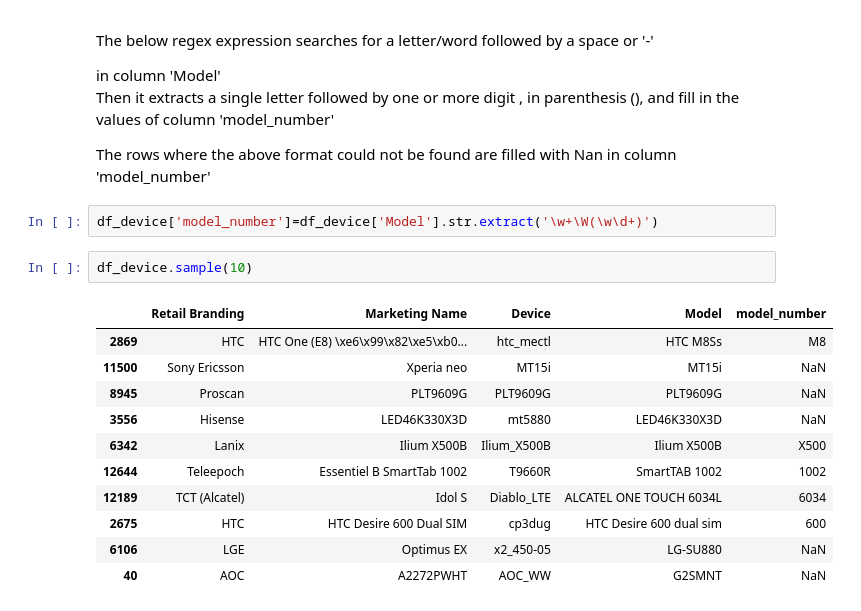
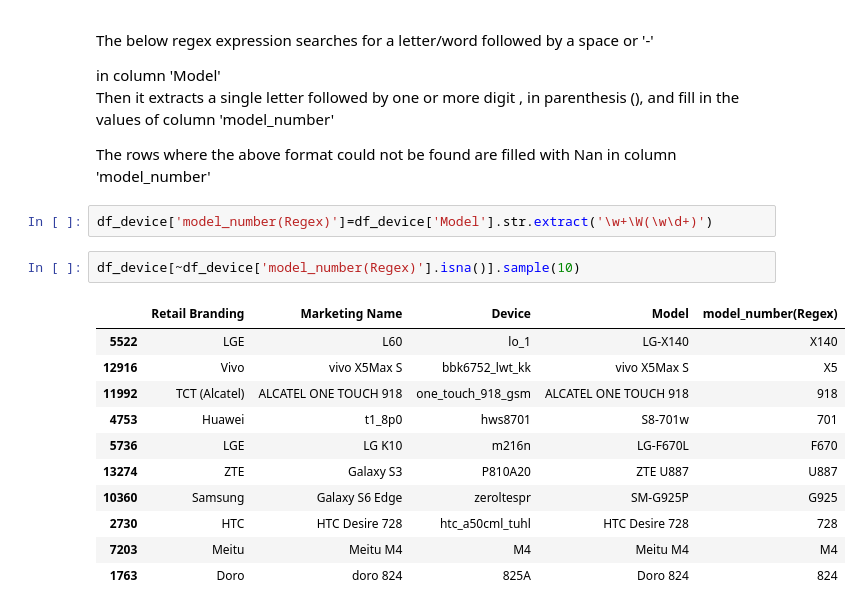
Before and after one commit to iamthevabs/UCDPA_VAIBHAVSRIVASTAVA, a Jupyter notebook: Project_Notebook.ipynb, the cells around one changed output. Saved outputs shown, nothing was run; the diff lists cells and outputs as text.

```diff
--- a/Project_Notebook.ipynb
+++ b/Project_Notebook.ipynb
@@ -705,18 +750,18 @@ df_device.head(10)
 <p>Then it extracts a single letter followed by one or more digit , in parenthesis (), and fill in the values of column 'model_number'</p>
 <p> The rows where the above format could not be found are filled with Nan in column 'model_number'</p>
 # %%
-df_device['model_number']=df_device['Model'].str.extract('\w+\W(\w\d+)')
+df_device['model_number(Regex)']=df_device['Model'].str.extract('\w+\W(\w\d+)')
 # %%
-df_device.sample(10)
+df_device[~df_device['model_number(Regex)'].isna()].sample(10)
 # %% [output]
-|  | Retail Branding | Marketing Name | Device | Model | model_number |
-| 2869 | HTC | HTC One (E8) \xe6\x99\x82\xe5\xb0... | htc_mectl | HTC M8Ss | M8 |
-| 11500 | Sony Ericsson | Xperia neo | MT15i | MT15i | NaN |
-| 8945 | Proscan | PLT9609G | PLT9609G | PLT9609G | NaN |
-| 3556 | Hisense | LED46K330X3D | mt5880 | LED46K330X3D | NaN |
-| 6342 | Lanix | Ilium X500B | Ilium_X500B | Ilium X500B | X500 |
-| 12644 | Teleepoch | Essentiel B SmartTab 1002 | T9660R | SmartTAB 1002 | 1002 |
-| 12189 | TCT (Alcatel) | Idol S | Diablo_LTE | ALCATEL ONE TOUCH 6034L | 6034 |
-| 2675 | HTC | HTC Desire 600 Dual SIM | cp3dug | HTC Desire 600 dual sim | 600 |
-| 6106 | LGE | Optimus EX | x2_450-05 | LG-SU880 | NaN |
-| 40 | AOC | A2272PWHT | AOC_WW | G2SMNT | NaN |
+|  | Retail Branding | Marketing Name | Device | Model | model_number(Regex) |
+| 5522 | LGE | L60 | lo_1 | LG-X140 | X140 |
+| 12916 | Vivo | vivo X5Max S | bbk6752_lwt_kk | vivo X5Max S | X5 |
+| 11992 | TCT (Alcatel) | ALCATEL ONE TOUCH 918 | one_touch_918_gsm | ALCATEL ONE TOUCH 918 | 918 |
+| 4753 | Huawei | t1_8p0 | hws8701 | S8-701w | 701 |
+| 5736 | LGE | LG K10 | m216n | LG-F670L | F670 |
+| 13274 | ZTE | Galaxy S3 | P810A20 | ZTE U887 | U887 |
+| 10360 | Samsung | Galaxy S6 Edge | zeroltespr | SM-G925P | G925 |
+| 2730 | HTC | HTC Desire 728 | htc_a50cml_tuhl | HTC Desire 728 | 728 |
+| 7203 | Meitu | Meitu M4 | M4 | Meitu M4 | M4 |
+| 1763 | Doro | doro 824 | 825A | Doro 824 | 824 |
```
Also changed, not shown: parts of 11 cells of this notebook.
